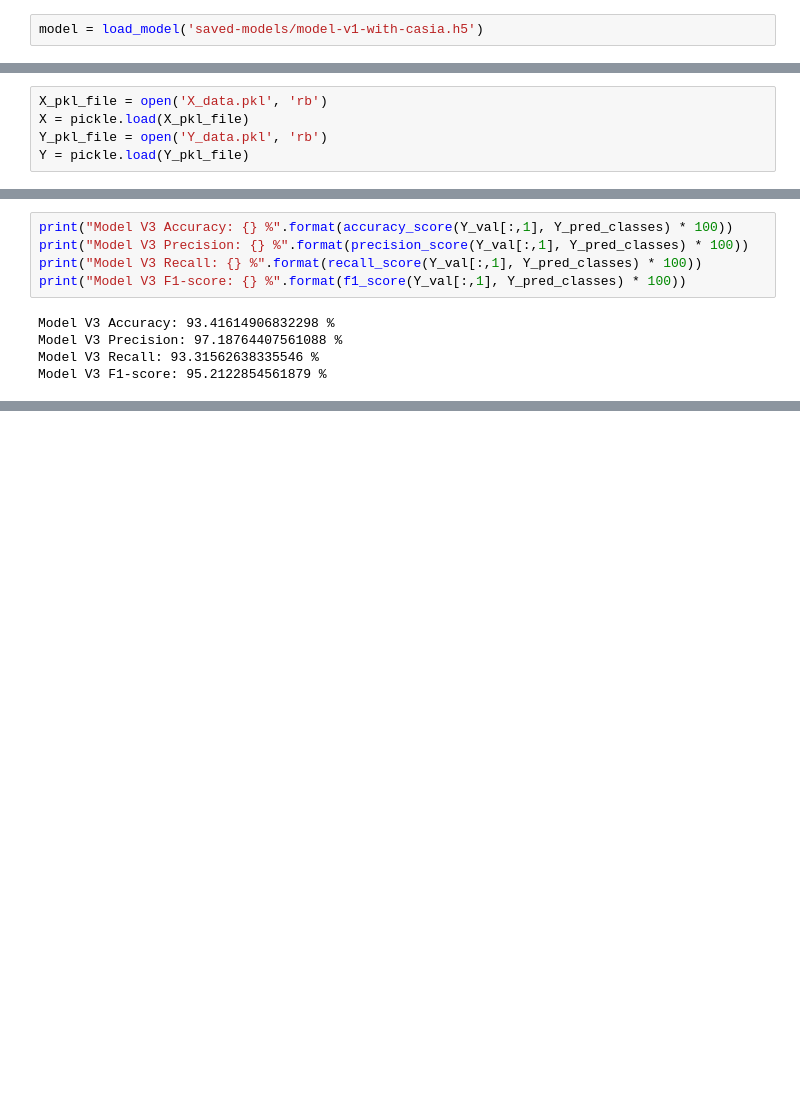
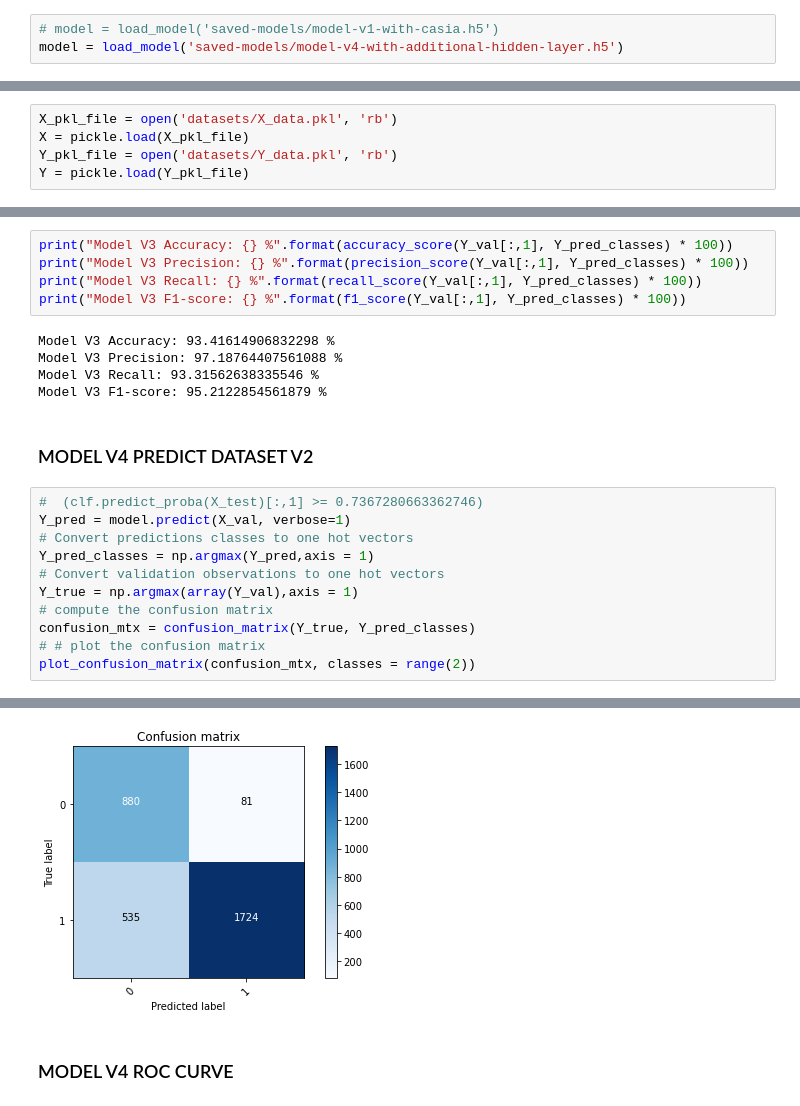
Before and after one commit to jamesvincentsiauw/tampered-image-detector, a Jupyter notebook: all models x dataset v2.ipynb, the cells around one changed output, grey strips where cells are left out. Drawn from its saved outputs; the diff is of its cells as text; blank space fills up the shorter version.

```diff
--- a/all models x dataset v2.ipynb
+++ b/all models x dataset v2.ipynb
@@ -35,7 +35,8 @@ def convert_to_ela_image(path, quality):
 
     return ela_im
 # %%
-model = load_model('saved-models/model-v1-with-casia.h5')
+# model = load_model('saved-models/model-v1-with-casia.h5')
+model = load_model('saved-models/model-v4-with-additional-hidden-layer.h5')
 # %%
 # dataset = pd.read_csv('datasets/dataset-v2/real_and_fake_face/real-fake-dataset.csv')
 # %%
@@ -65,9 +66,9 @@ model = load_model('saved-models/model-v1-with-casia.h5')
 # pickle.dump(Y, output)
 # output.close()
 # %%
-X_pkl_file = open('X_data.pkl', 'rb')
+X_pkl_file = open('datasets/X_data.pkl', 'rb')
 X = pickle.load(X_pkl_file)
-Y_pkl_file = open('Y_data.pkl', 'rb')
+Y_pkl_file = open('datasets/Y_data.pkl', 'rb')
 Y = pickle.load(Y_pkl_file)
 # %%
 X_train, X_val, Y_train, Y_val = train_test_split(X, Y, test_size = 0.9, random_state=5)
@@ -357,3 +358,17 @@ Model V3 Accuracy: 93.41614906832298 %
 Model V3 Precision: 97.18764407561088 %
 Model V3 Recall: 93.31562638335546 %
 Model V3 F1-score: 95.2122854561879 %
+# %% [markdown]
+### MODEL V4 PREDICT DATASET V2
+# %%
+#  (clf.predict_proba(X_test)[:,1] >= 0.7367280663362746)
+Y_pred = model.predict(X_val, verbose=1)
+# Convert predictions classes to one hot vectors
+Y_pred_classes = np.argmax(Y_pred,axis = 1)
+# Convert validation observations to one hot vectors
+Y_true = np.argmax(array(Y_val),axis = 1)
+# compute the confusion matrix
+confusion_mtx = confusion_matrix(Y_true, Y_pred_classes)
+# # plot the confusion matrix
+plot_confusion_matrix(confusion_mtx, classes = range(2))
+# %% [output]
@@ -359,0 +376,3 @@ Model V3 F1-score: 95.2122854561879 %
+[figure, added]
+# %% [markdown]
+### MODEL V4 ROC CURVE
```
Also changed, not shown: parts of 5 cells of this notebook, 2 other files.
